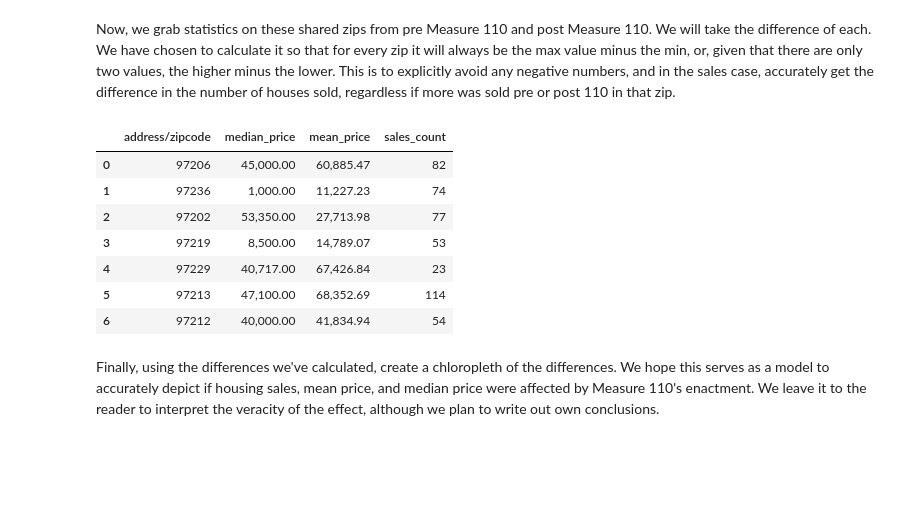
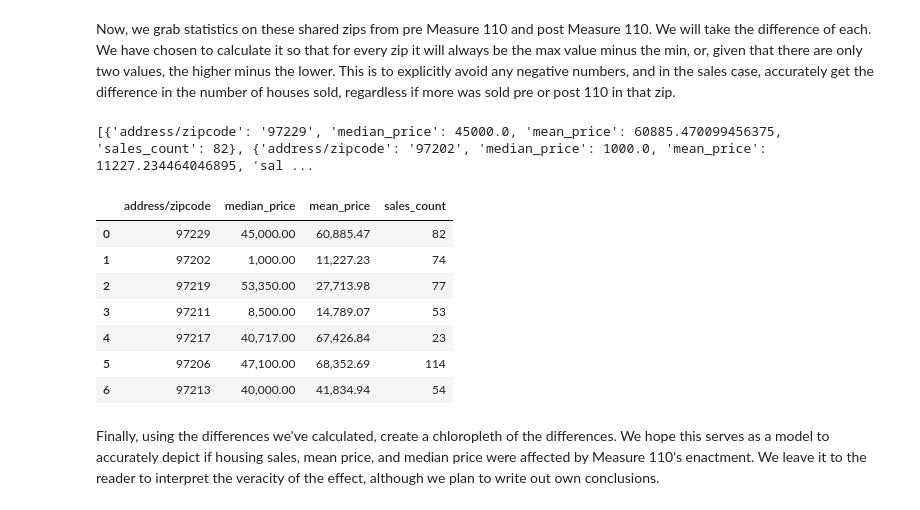
Before and after one commit to COGS108/Group008_WI26, a Jupyter notebook: 02-EDACheckpoint.ipynb, the cells around one changed output. Saved outputs shown, nothing was run; the diff lists cells and outputs as text; code cells hidden in the pictures; blank space fills up the shorter version.

```diff
--- a/02-EDACheckpoint.ipynb
+++ b/02-EDACheckpoint.ipynb
@@ -1172,28 +1170,32 @@ Now, we grab statistics on these shared zips from pre Measure 110 and post Measu
 # %%
 compare_pre_110 = pre_filtered[pre_filtered['address/zipcode'].isin(shared_zips_pre_post)]
 compare_post_110 = post_filtered[post_filtered['address/zipcode'].isin(shared_zips_pre_post)]
-zip_price_info_pre_post = {}
+zip_price_info_pre_post = []
 for zipcode in shared_zips_pre_post:
+    zipcode = str(zipcode).strip()
+    zip_price_info_pre_post.append({
+        'address/zipcode': zipcode,
+        'median_price': (max(post_filtered[post_filtered['address/zipcode'] == zipcode]['price'].median(), pre_filtered[pre_filtered['address/zipcode'] == zipcode]['price'].median())
+                        - min(post_filtered[post_filtered['address/zipcode'] == zipcode]['price'].median(), pre_filtered[pre_filtered['address/zipcode'] == zipcode]['price'].median())),
+        'mean_price': (max(post_filtered[post_filtered['address/zipcode'] == zipcode]['price'].mean(), pre_filtered[pre_filtered['address/zipcode'] == zipcode]['price'].mean())
+                        - min(post_filtered[post_filtered['address/zipcode'] == zipcode]['price'].mean(), pre_filtered[pre_filtered['address/zipcode'] == zipcode]['price'].mean())),
+        'sales_count': (max(post_filtered[post_filtered['address/zipcode'] == zipcode]['price'].count(), pre_filtered[pre_filtered['address/zipcode'] == zipcode]['price'].count())
+                        - min(post_filtered[post_filtered['address/zipcode'] == zipcode]['price'].count(), pre_filtered[pre_filtered['address/zipcode'] == zipcode]['price'].count()))
+    })
     # Use absolute value so that the number is always positive, but we also came to the conclusion that mean average was usually higher
-    zip_price_info_pre_post[zipcode] = [max(post_filtered[post_filtered['address/zipcode'] == zipcode]['price'].median(), pre_filtered[pre_filtered['address/zipcode'] == zipcode]['price'].median())
-                                        - min(post_filtered[post_filtered['address/zipcode'] == zipcode]['price'].median(), pre_filtered[pre_filtered['address/zipcode'] == zipcode]['price'].median()),
-                                        max(post_filtered[post_filtered['address/zipcode'] == zipcode]['price'].mean(), pre_filtered[pre_filtered['address/zipcode'] == zipcode]['price'].mean())
-                                        - min(post_filtered[post_filtered['address/zipcode'] == zipcode]['price'].mean(), pre_filtered[pre_filtered['address/zipcode'] == zipcode]['price'].mean()),
-                                        max(post_filtered[post_filtered['address/zipcode'] == zipcode]['price'].count(), pre_filtered[pre_filtered['address/zipcode'] == zipcode]['price'].count())
-                                        - min(post_filtered[post_filtered['address/zipcode'] == zipcode]['price'].count(), pre_filtered[pre_filtered['address/zipcode'] == zipcode]['price'].count())]
-zip_price_info_pre_post_df = pd.DataFrame.from_dict(zip_price_info_pre_post, orient='index', columns=['median_price', 'mean_price', 'sales_count']).reset_index()
-zip_price_info_pre_post_df = zip_price_info_pre_post_df.rename(columns={'index':'address/zipcode'})
-zip_price_info_pre_post_df['address/zipcode'] = zip_price_info_post_df['address/zipcode'].astype(str)
+print(zip_price_info_pre_post)
+zip_price_info_pre_post_df = pd.DataFrame(zip_price_info_pre_post)
 zip_price_info_pre_post_df
 # %% [output]
+[{'address/zipcode': '97229', 'median_price': 45000.0, 'mean_price': 60885.470099456375, 'sales_count': 82}, {'address/zipcode': '97202', 'median_price': 1000.0, 'mean_price': 11227.234464046895, 'sal ...
 |  | address/zipcode | median_price | mean_price | sales_count |
-| 0 | 97206 | 45,000.00 | 60,885.47 | 82 |
-| 1 | 97236 | 1,000.00 | 11,227.23 | 74 |
-| 2 | 97202 | 53,350.00 | 27,713.98 | 77 |
-| 3 | 97219 | 8,500.00 | 14,789.07 | 53 |
-| 4 | 97229 | 40,717.00 | 67,426.84 | 23 |
-| 5 | 97213 | 47,100.00 | 68,352.69 | 114 |
-| 6 | 97212 | 40,000.00 | 41,834.94 | 54 |
+| 0 | 97229 | 45,000.00 | 60,885.47 | 82 |
+| 1 | 97202 | 1,000.00 | 11,227.23 | 74 |
+| 2 | 97219 | 53,350.00 | 27,713.98 | 77 |
+| 3 | 97211 | 8,500.00 | 14,789.07 | 53 |
+| 4 | 97217 | 40,717.00 | 67,426.84 | 23 |
+| 5 | 97206 | 47,100.00 | 68,352.69 | 114 |
+| 6 | 97213 | 40,000.00 | 41,834.94 | 54 |
 # %% [markdown]
 Finally, using the differences we've calculated, create a chloropleth of the differences. We hope this serves as a model to accurately depict if housing sales, mean price, and median price were affected by Measure 110's enactment. We leave it to the reader to interpret the veracity of the effect, although we plan to write out own conclusions.
 # %%
```
Also changed, not shown: parts of 3 cells of this notebook, 5 other files.
